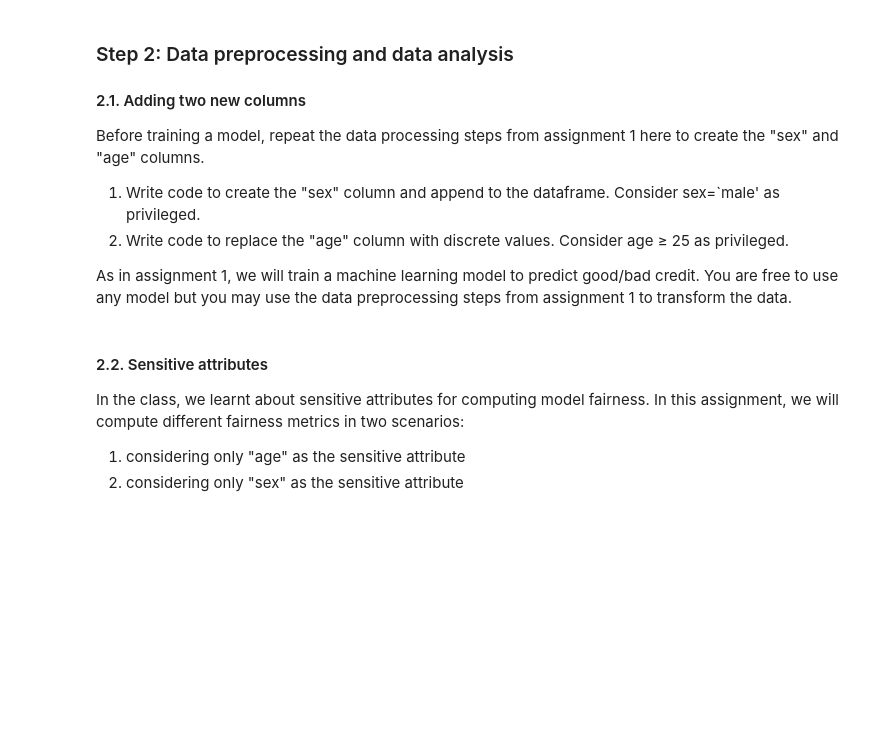
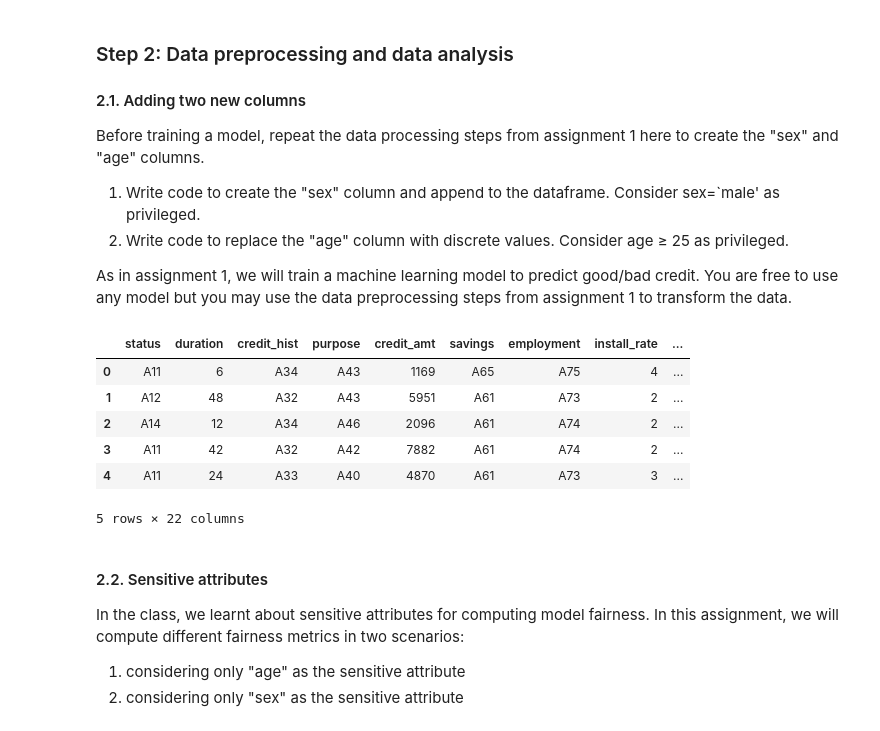
Before and after one commit to YHWOO13/PURDUE-2024-SPRING, a Jupyter notebook: CNIT581_RDM/Assignment2/YHWOO_assignment-2.ipynb, the cells around one changed output. Cells and saved outputs as stored; diff of their text form; code cells hidden in the pictures; blank space fills up the shorter version.

```diff
--- a/CNIT581_RDM/Assignment2/YHWOO_assignment-2.ipynb
+++ b/CNIT581_RDM/Assignment2/YHWOO_assignment-2.ipynb
@@ -57,3 +68,46 @@ As in assignment 1, we will train a machine learning model to predict good/bad c
+# %%
+# Write code for data preparation here
+
+# write code to create the "sex" column and append to the dataframe
+'''
+A91 : male   : divorced/separated
+A93 : male   : single
+A94 : male   : married/widowed
+
+A92 : female : divorced/separated/married
+A95 : female : single
+'''
+
+sex = data_df['personal_status']
+sex_list = data_df['personal_status'].tolist()
+
+new_sex_list = []
+for i in range(len(sex_list)):
+    if sex_list[i] in ("A91", "A93", "A94"):
+        i = 'male'
+        new_sex_list.append(i)
+    else:
+        i = 'female'
+        new_sex_list.append(i)
+
+
+data_df.insert(9, "sex", new_sex_list)
+
+# write code to replace the "age" column with discrete values
+age_threshold = 25
+
+data_df["age"] = np.where(data_df["age"] >= age_threshold, "old", "young")
+
+# print the first few rows
+data_df.head(5)
+# %% [output]
+|  | status | duration | credit_hist | purpose | credit_amt | savings | employment | install_rate | ... |
+| 0 | A11 | 6 | A34 | A43 | 1169 | A65 | A75 | 4 | ... |
+| 1 | A12 | 48 | A32 | A43 | 5951 | A61 | A73 | 2 | ... |
+| 2 | A14 | 12 | A34 | A46 | 2096 | A61 | A74 | 2 | ... |
+| 3 | A11 | 42 | A32 | A42 | 7882 | A61 | A74 | 2 | ... |
+| 4 | A11 | 24 | A33 | A40 | 4870 | A61 | A73 | 3 | ... |
+5 rows × 22 columns
 # %% [markdown]
 #### 2.2. Sensitive attributes
 
```
Also changed, not shown: parts of 29 cells of this notebook.
